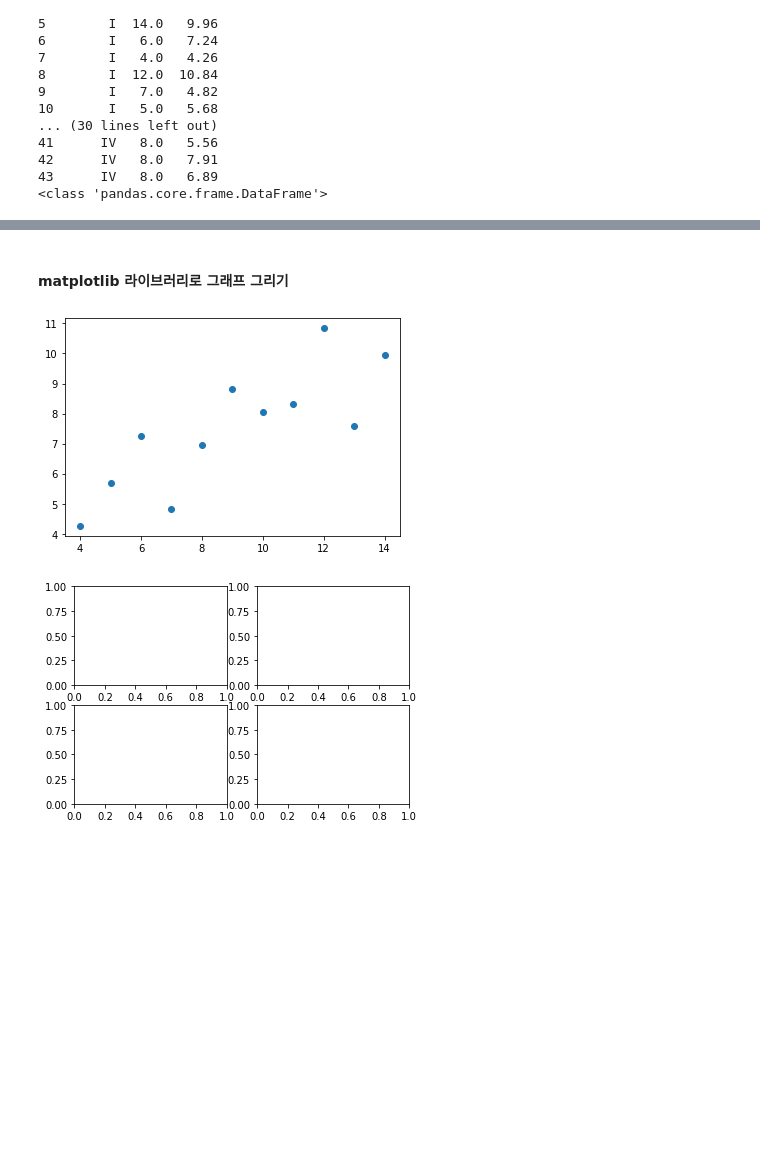
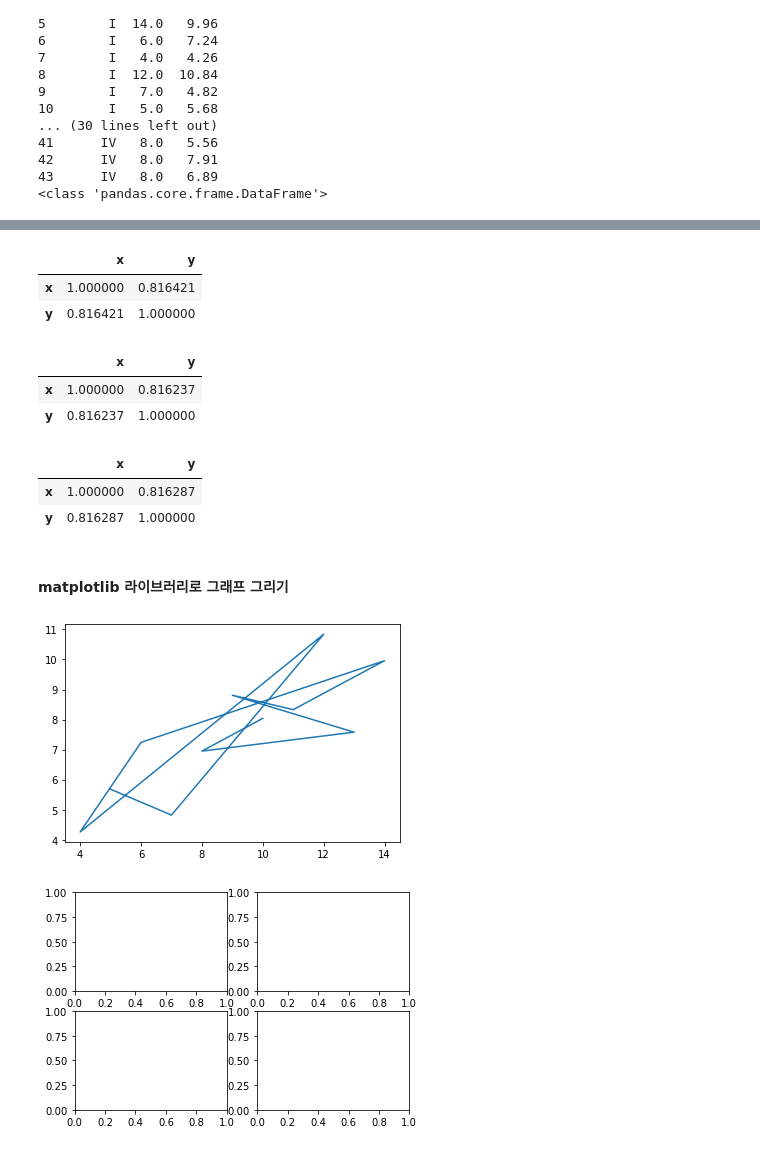
Before and after one commit to moman05/StudyPandas, a Jupyter notebook: 03_pandas_그래프.ipynb, the cells around one changed output, grey strips where cells are left out. Cells and saved outputs as stored; diff of their text form; code cells hidden in the pictures; blank space fills up the shorter version.

```diff
--- a/03_pandas_그래프.ipynb
+++ b/03_pandas_그래프.ipynb
@@ -28,13 +37,31 @@ print(type(anscombe))
+# %%
+anscombe[anscombe['dataset'] == 'I'].corr()
+# %% [output]
+|  | x | y |
+| x | 1.000000 | 0.816421 |
+| y | 0.816421 | 1.000000 |
+# %%
+anscombe[anscombe['dataset'] == 'II'].corr()
+# %% [output]
+|  | x | y |
+| x | 1.000000 | 0.816237 |
+| y | 0.816237 | 1.000000 |
+# %%
+anscombe[anscombe['dataset'] == 'III'].corr()
+# %% [output]
+|  | x | y |
+| x | 1.000000 | 0.816287 |
+| y | 0.816287 | 1.000000 |
 # %% [markdown]
 #### matplotlib 라이브러리로 그래프 그리기
 # %%
 import matplotlib.pyplot as plt
 # %%
 dataset_1 = anscombe[anscombe['dataset'] == 'I']
-plt.plot(dataset_1['x'], dataset_1['y'], 'o')
+plt.plot(dataset_1['x'], dataset_1['y'])
 plt.show()
 # %% [output]
-[figure, old version]
+[figure, new version]
 # %%
 dataset_1 = anscombe[anscombe['dataset'] == 'I']
 dataset_2 = anscombe[anscombe['dataset'] == 'II']
```
Also changed, not shown: parts of 49 cells of this notebook, 1 other file.
